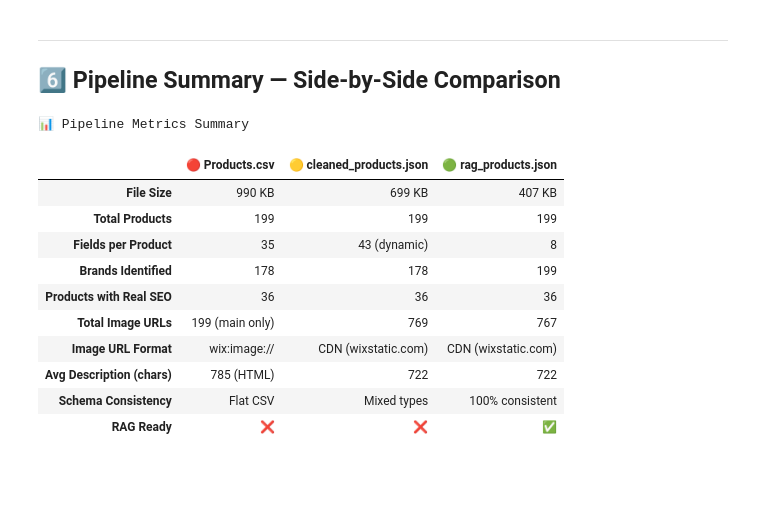
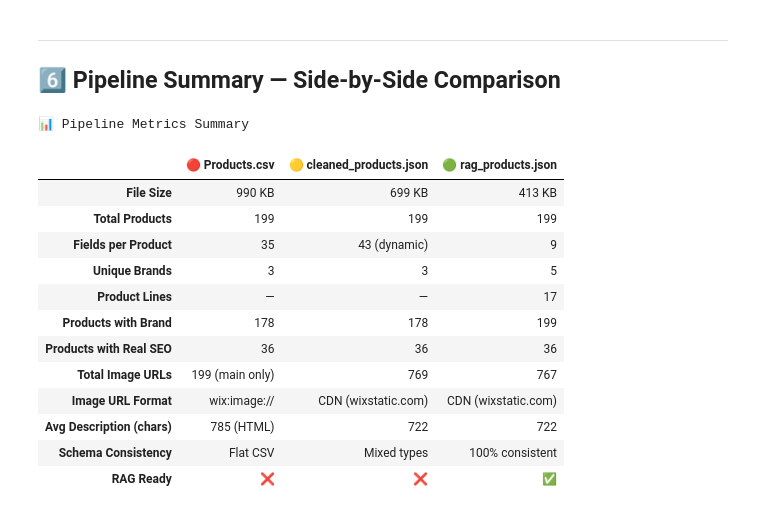
Before and after one commit to mushxoxo/Numobel-LLM, a Jupyter notebook: comparison.ipynb, the cells around one changed output. Saved outputs shown, nothing was run; the diff lists cells and outputs as text; code cells hidden in the pictures; blank space fills up the shorter version.

```diff
--- a/comparison.ipynb
+++ b/comparison.ipynb
@@ -421,38 +487,47 @@ def count_seo_real_csv():
                 kw = seo.get('settings', {}).get('keywords', [])
                 if any(t.get('props', {}).get('content', '').strip() for t in tags) or kw:
                     count += 1
             except: pass
     return count
 
+unique_brands_csv = len(set(r.get('Brand', '').strip() for r in csv_rows if r.get('Brand', '').strip()))
+unique_brands_clean = len(set(p.get('brand') for p in cleaned if p.get('brand')))
+unique_brands_rag = len(set(p['brand'] for p in rag if p.get('brand')))
+unique_lines = len(set(p.get('product_line') for p in rag if p.get('product_line')))
+
 metrics = {
     'File Size': [f'{sizes["Products.csv"]//1024} KB', f'{sizes["cleaned_products.json"]//1024} KB', f'{sizes["rag_products.json"]//1024} KB'],
     'Total Products': [len(csv_rows), len(cleaned), len(rag)],
     'Fields per Product': [len(csv_cols), f'{len(set().union(*(p.keys() for p in cleaned)))} (dynamic)', len(rag[0].keys())],
-    'Brands Identified': [sum(1 for r in csv_rows if r.get('Brand','').strip()), sum(1 for p in cleaned if p.get('brand')), sum(1 for p in rag if p.get('brand'))],
+    'Unique Brands': [unique_brands_csv, unique_brands_clean, unique_brands_rag],
+    'Product Lines': ['—', '—', unique_lines],
+    'Products with Brand': [sum(1 for r in csv_rows if r.get('Brand','').strip()), sum(1 for p in cleaned if p.get('brand')), sum(1 for p in rag if p.get('brand'))],
     'Products with Real SEO': [count_seo_real_csv(), sum(1 for p in cleaned if p.get('seo_tag') or p.get('seo_keywords')), sum(1 for p in rag if p['seo']['tags'] or p['seo']['keywords'])],
     'Total Image URLs': [f'{sum(1 for r in csv_rows if r.get("Main Media","").strip())} (main only)', sum(len(p.get('product_image_links',[])) for p in cleaned), sum(len(p['media']['images']) for p in rag)],
     'Image URL Format': ['wix:image://', 'CDN (wixstatic.com)', 'CDN (wixstatic.com)'],
     'Avg Description (chars)': [f'{sum(len(r.get("Description","")) for r in csv_rows)//len(csv_rows)} (HTML)', f'{sum(len(p.get("product_description","") or "") for p in cleaned)//len(cleaned)}', f'{sum(len(p.get("description","") or "") for p in rag)//len(rag)}'],
     'Schema Consistency': ['Flat CSV', 'Mixed types', '100% consistent'],
     'RAG Ready': ['❌', '❌', '✅'],
 }
 
 df = pd.DataFrame(metrics, index=['🔴 Products.csv', '🟡 cleaned_products.json', '🟢 rag_products.json']).T
 styled = df.style.set_properties(**{
     'background-color': '#1e1e3a', 'color': '#e0e0e0', 'border': '1px solid #333',
     'padding': '8px', 'font-size': '13px',
 }).set_table_styles([
     {'selector': 'th', 'props': [('background-color', '#0d0d1a'), ('color', '#e0e0e0'), ('border', '1px solid #333'), ('padding', '8px')]},
     {'selector': 'caption', 'props': [('caption-side', 'top'), ('font-size', '16px'), ('font-weight', 'bold'), ('color', '#e0e0e0')]},
 ]).set_caption('📊 Pipeline Metrics Summary')
 display(styled)
 # %% [output]
 📊 Pipeline Metrics Summary
 |  | 🔴 Products.csv | 🟡 cleaned_products.json | 🟢 rag_products.json |
-| File Size | 990 KB | 699 KB | 407 KB |
+| File Size | 990 KB | 699 KB | 413 KB |
 | Total Products | 199 | 199 | 199 |
-| Fields per Product | 35 | 43 (dynamic) | 8 |
-| Brands Identified | 178 | 178 | 199 |
+| Fields per Product | 35 | 43 (dynamic) | 9 |
+| Unique Brands | 3 | 3 | 5 |
+| Product Lines | — | — | 17 |
+| Products with Brand | 178 | 178 | 199 |
 | Products with Real SEO | 36 | 36 | 36 |
 | Total Image URLs | 199 (main only) | 769 | 767 |
 | Image URL Format | wix:image:// | CDN (wixstatic.com) | CDN (wixstatic.com) |
```
Also changed, not shown: parts of 9 cells of this notebook, 2 other files.
